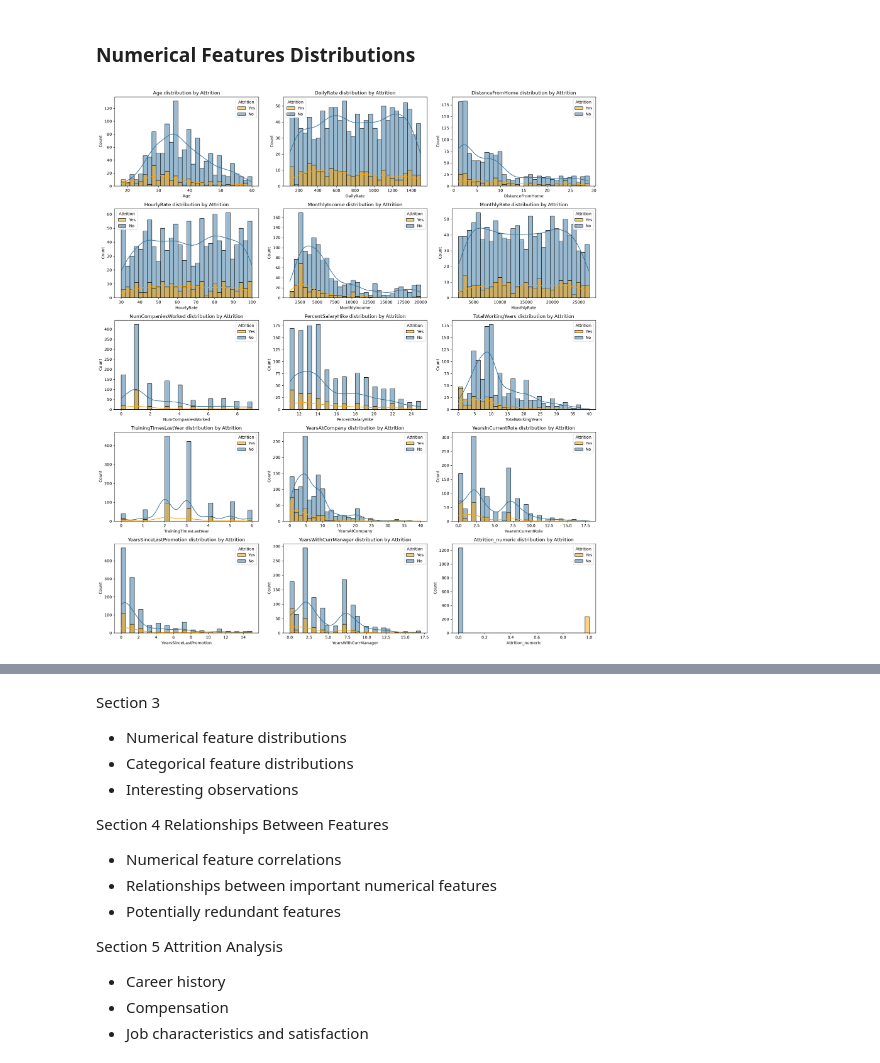
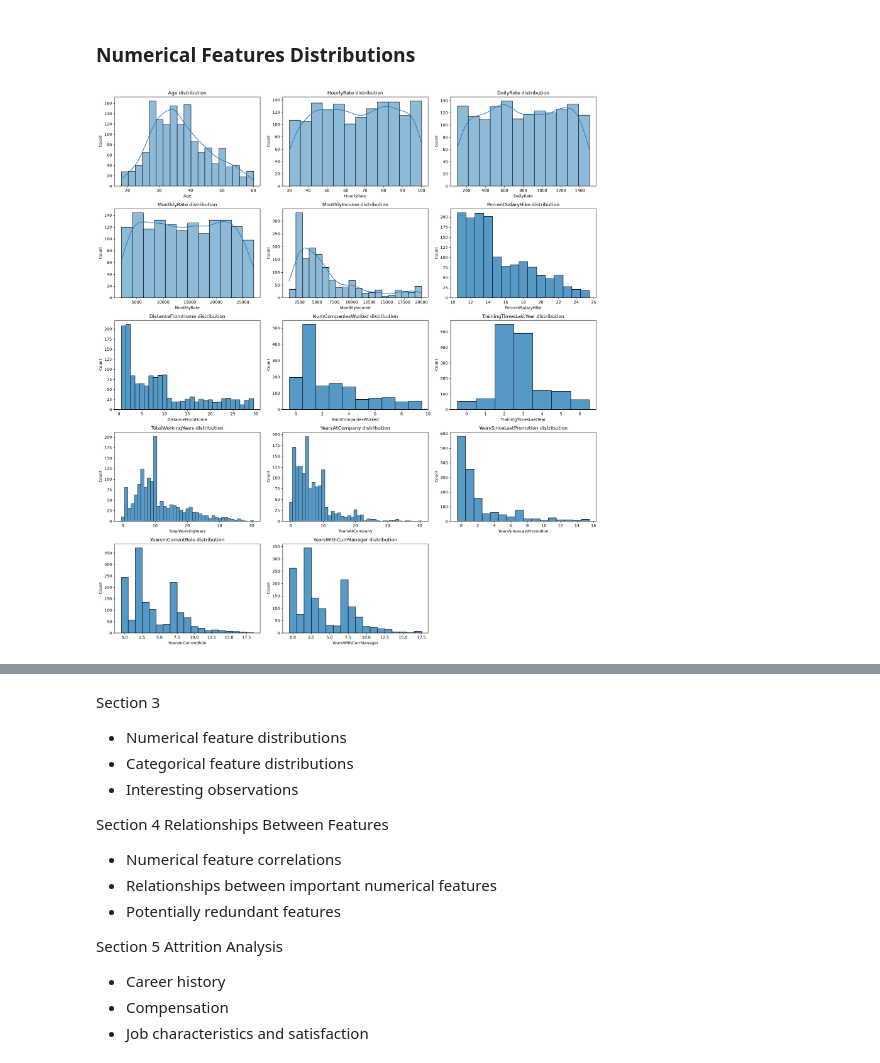
Before and after one commit to AbdulrahmanJ204/EDA-IBM-Employee-Attrition, a Jupyter notebook: eda_structured.ipynb, the cells around one changed output, grey strips where cells are left out. Saved outputs shown, nothing was run; the diff lists cells and outputs as text; code cells hidden in the pictures.

Commit message:
numerical distributions analysis

```diff
--- a/eda_structured.ipynb
+++ b/eda_structured.ipynb
@@ -373,34 +373,3 @@ cat_cols
 ## Section 3: Univariate Analysis
 # %% [markdown]
 ### Numerical Features Distributions
-# %%
-color_map = {"Yes": "orange", "No": "#3274A1"}
-
-n_cols = 3
-n_rows = math.ceil(len(num_cols) / n_cols)
-
-fig, axes = plt.subplots(n_rows, n_cols, figsize=(6*n_cols, 4*n_rows))
-axes = axes.flatten()
-
-for idx, col in enumerate(num_cols):
-    sns.histplot(
-        data=df,
-        x=col,
-        hue="Attrition",
-        multiple="layer",
-        bins=30,
-
-        ax=axes[idx],
-        kde=True,
-        palette=color_map
-    )
-    axes[idx].set_title(f"{col} distribution by Attrition")
-
-# Remove empty plots
-for i in range(len(num_cols), len(axes)):
-    fig.delaxes(axes[i])
-
-plt.tight_layout()
-plt.show()
-# %% [output]
-[figure, removed]
@@ -406,0 +390,36 @@ plt.show()
+# %%
+def plot_numeric_distributions(df, continuous_cols, discrete_cols):
+
+    cols = continuous_cols + discrete_cols
+
+    n_cols = 3
+    n_rows = math.ceil(len(cols) / n_cols)
+
+    fig, axes = plt.subplots(n_rows, n_cols, figsize=(6 * n_cols, 4 * n_rows))
+    axes = axes.flatten()
+
+    for idx, col in enumerate(cols):
+
+        ax = axes[idx]
+
+        if col in continuous_cols:
+            sns.histplot(data=df, x=col, kde=True, alpha=0.5, ax=ax)
+
+        else:
+            sns.histplot(data=df, x=col, discrete=True, ax=ax)
+
+        ax.set_title(f"{col} distribution")
+
+    for i in range(len(cols), len(axes)):
+        fig.delaxes(axes[i])
+
+    plt.tight_layout()
+    plt.show()
+# %%
+plot_numeric_distributions(
+    df,
+    continuous_cols,
+    discrete_cols
+)
+# %% [output]
+[figure, added]
```
Also changed, not shown: parts of 9 cells of this notebook.
